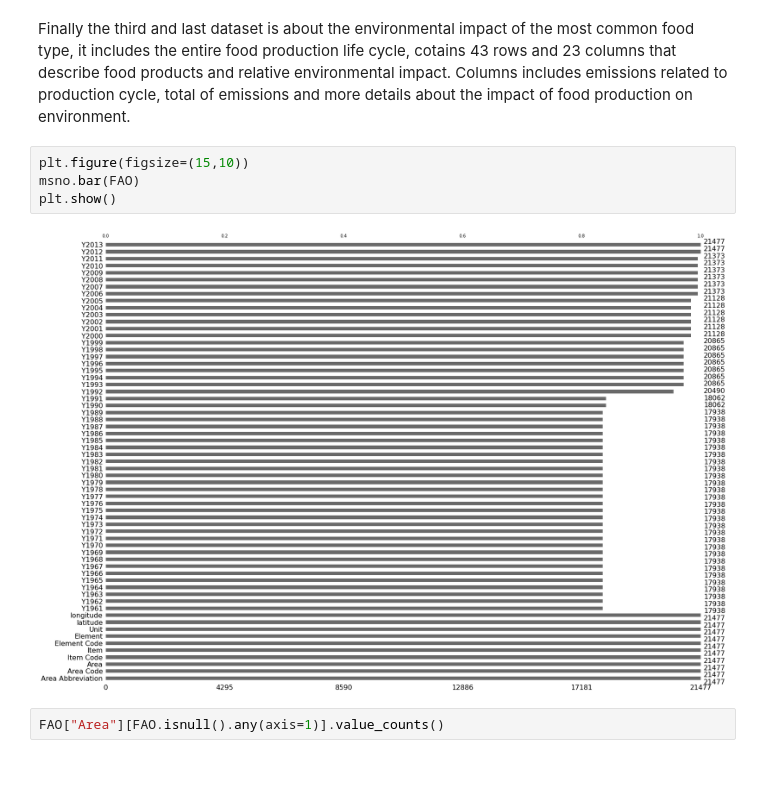
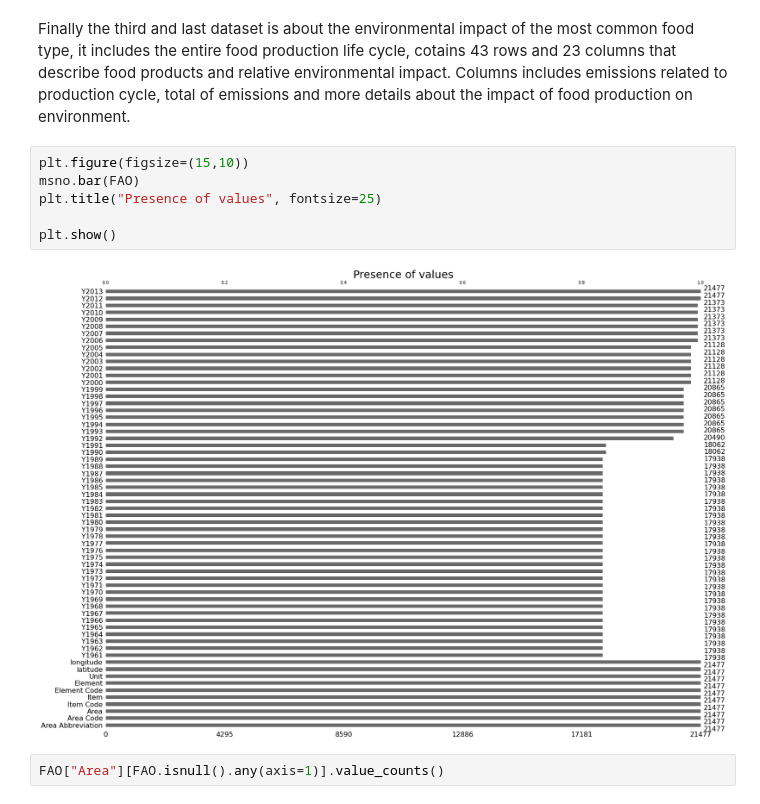
Before and after one commit to Mollibus/Analysis_food_production_emissions, a Jupyter notebook: FabioMolliDataVis.ipynb, the cells around one changed output. Saved outputs shown, nothing was run; the diff lists cells and outputs as text; blank space fills up the shorter version.

```diff
--- a/FabioMolliDataVis.ipynb
+++ b/FabioMolliDataVis.ipynb
@@ -82,9 +85,11 @@ Finally the third and last dataset is about the environmental impact of the most
 # %%
 plt.figure(figsize=(15,10))
 msno.bar(FAO)
+plt.title("Presence of values", fontsize=25)
+
 plt.show()
 # %% [output]
-[figure, old version]
+[figure, new version]
 # %%
 FAO["Area"][FAO.isnull().any(axis=1)].value_counts()
 # %% [output]
```
Also changed, not shown: parts of 2 cells of this notebook, 1 other file.
